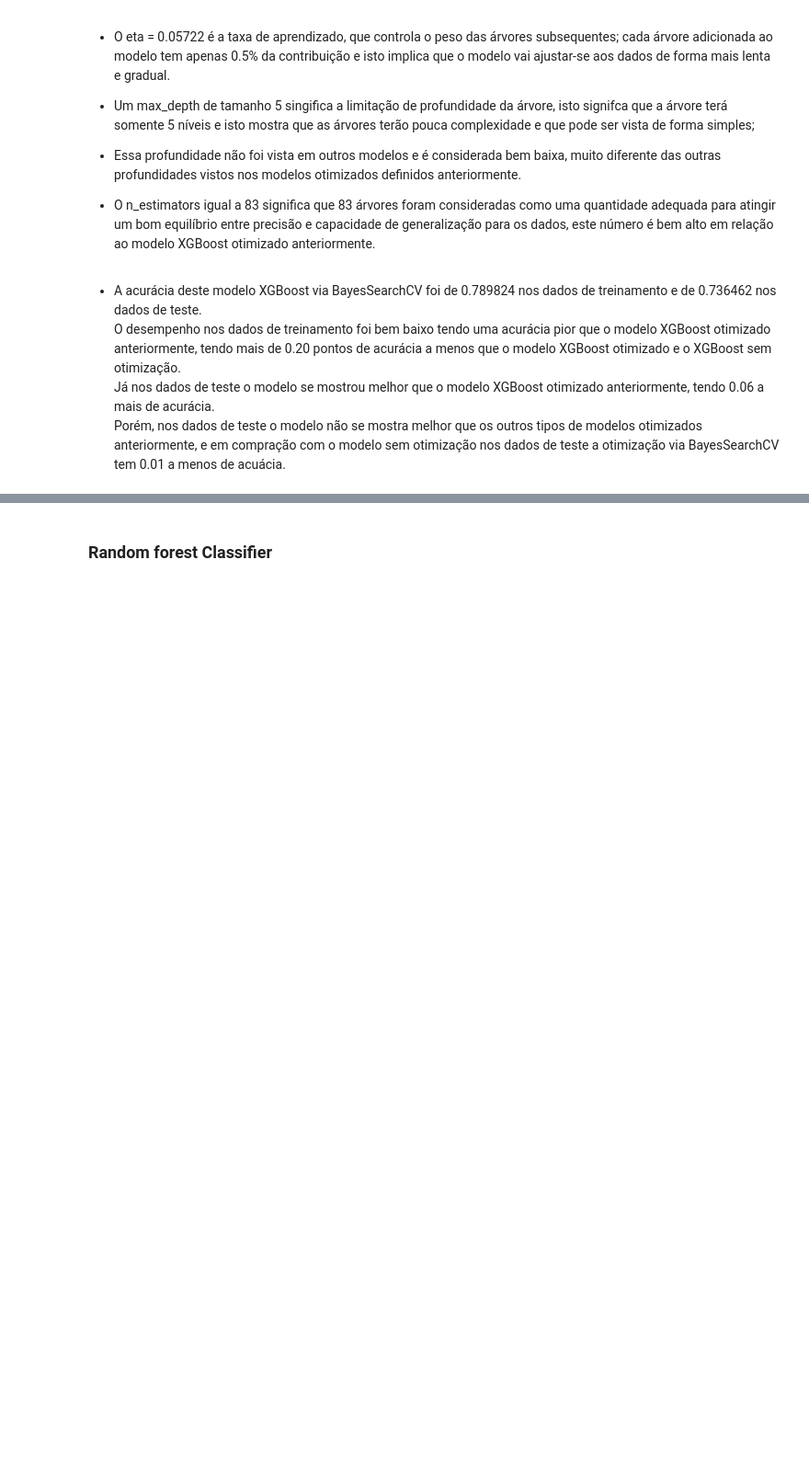
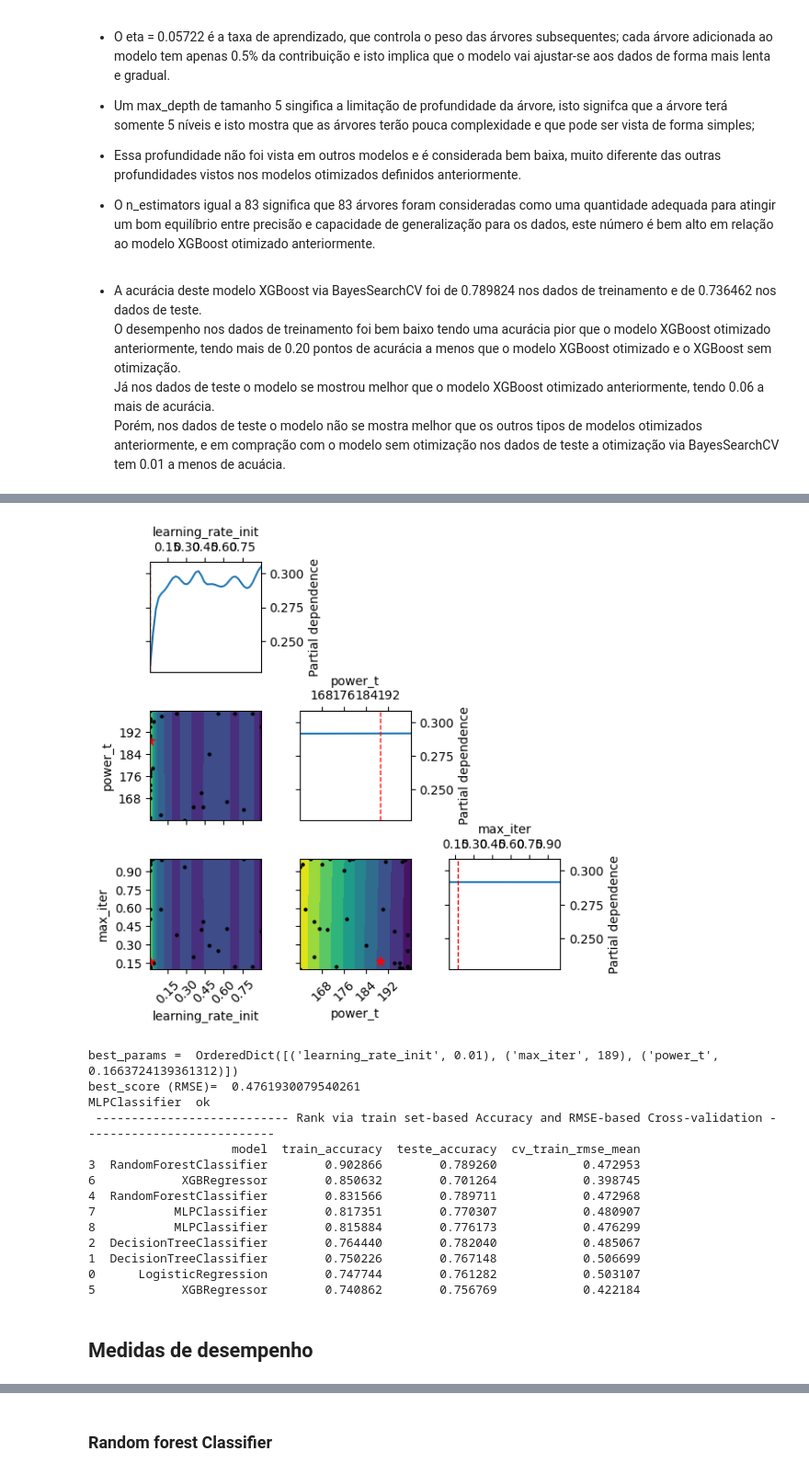
Before and after one commit to kaioreidela/Death_Prediction_in_ICU, a Jupyter notebook: Projeto_TI - final (1).ipynb, the cells around one changed output, grey strips where cells are left out. Shown at 92% size. Drawn from its saved outputs; the diff is of its cells as text; code cells hidden in the pictures; blank space fills up the shorter version.

```diff
--- a/Projeto_TI - final (1).ipynb
+++ b/Projeto_TI - final (1).ipynb
@@ -1925,0 +1957,18 @@ DecisionTreeClassifier RECALL = 0.6904332129963899
+# %%
+from sklearn.neural_network import MLPClassifier
+from sklearn.model_selection import GridSearchCV
+ANNParamsGrid = { 'activation': [ 'logistic', 'tanh'],
+                'solver': ['lbfgs', 'sgd'],
+                'learning_rate_init' : [0.01,0.7,0.1],
+                'power_t':  [0.5,0.6,0.9],
+                'max_iter': [150,200,225],
+                'shuffle': [True, False],
+                 }
+ANN_reg2 = MLPClassifier()
+ANN_grid_search = RandomizedSearchCV(ANN_reg2, ANNParamsGrid, cv = 3, return_train_score = True,
+                               verbose=False, scoring = 'neg_mean_squared_error')
+ANN_grid_search.fit(x_train_balanced, y_train_balanced.values.ravel())
+print('best_params= ', ANN_grid_search.best_params_)
+print('best_score = ', -ANN_grid_search.best_score_)
+ANN_reg2 = ANN_grid_search.best_estimator_
+computeAccuracyAndRmseScores([ANN_reg2])
@@ -1925,0 +2009,27 @@ DecisionTreeClassifier RECALL = 0.6904332129963899
+# %%
+from sklearn.neural_network import MLPClassifier
+ANN_reg3 = getOptimalModelViaBayesSearchCv(modelObj=MLPClassifier(solver='sgd',shuffle= False,activation= 'tanh'),
+                parsDists={
+                'learning_rate_init' : Real(0.01,0.9,'uniform'),
+                'power_t':  Real(0.1,1,'uniform'),
+                'max_iter': Integer(160,200,'uniform')},
+                x_train=x_train_balanced, y_train=y_train_balanced)
+computeAccuracyAndRmseScores([ANN_reg3])
+# %% [output]
+[figure, added]
+best_params =  OrderedDict([('learning_rate_init', 0.01), ('max_iter', 189), ('power_t', 0.1663724139361312)])
+best_score (RMSE)=  0.4761930079540261
+MLPClassifier  ok
+ --------------------------- Rank via train set-based Accuracy and RMSE-based Cross-validation ---------------------------
+                    model  train_accuracy  teste_accuracy  cv_train_rmse_mean
+3  RandomForestClassifier        0.902866        0.789260            0.472953
+6            XGBRegressor        0.850632        0.701264            0.398745
+4  RandomForestClassifier        0.831566        0.789711            0.472968
+7           MLPClassifier        0.817351        0.770307            0.480907
+8           MLPClassifier        0.815884        0.776173            0.476299
+2  DecisionTreeClassifier        0.764440        0.782040            0.485067
+1  DecisionTreeClassifier        0.750226        0.767148            0.506699
+0      LogisticRegression        0.747744        0.761282            0.503107
+5            XGBRegressor        0.740862        0.756769            0.422184
+# %% [markdown]
+## Medidas de desempenho
```
Also changed, not shown: parts of 76 cells of this notebook.
